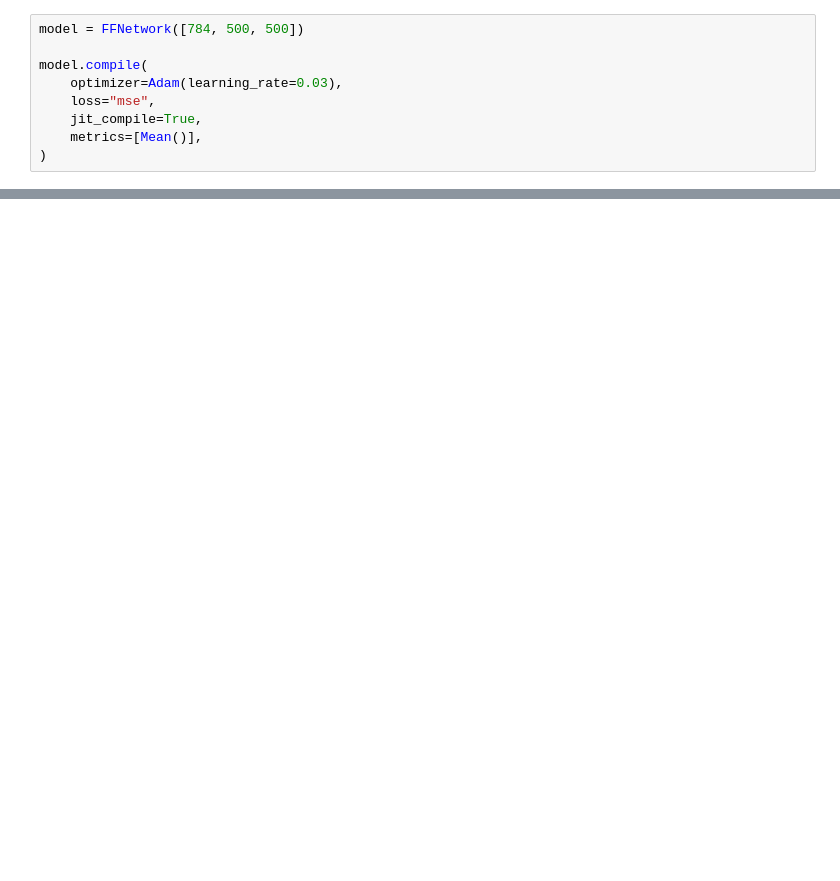
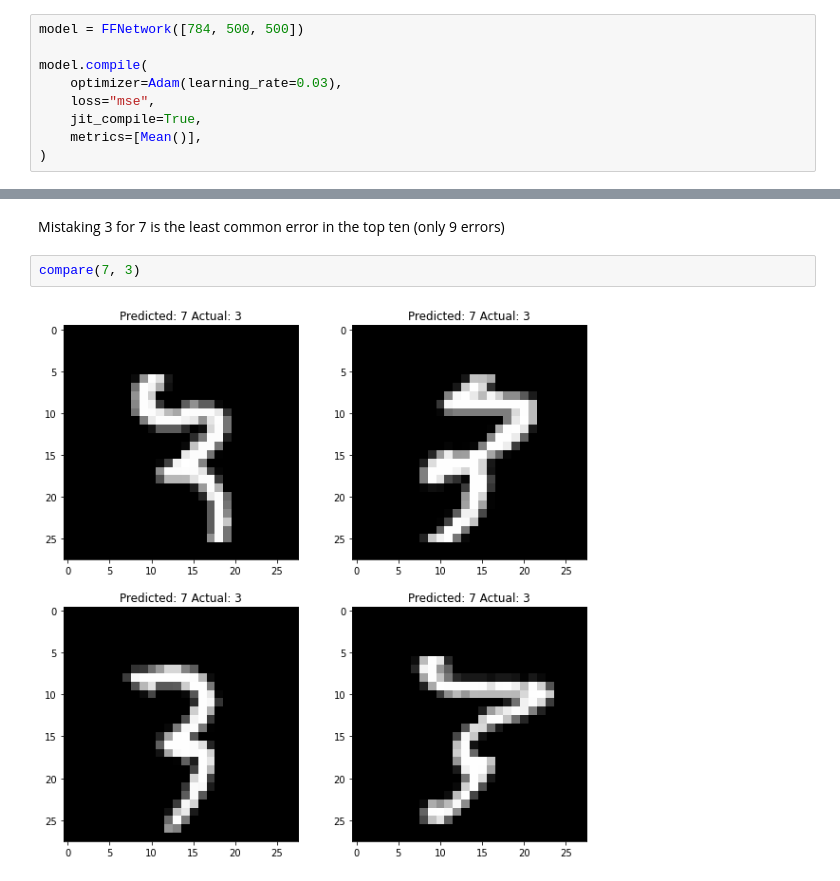
Before and after one commit to karencfisher/forward-forward, a Jupyter notebook: mnist.ipynb, the cells around one changed output, grey strips where cells are left out. Cells and saved outputs as stored; diff of their text form; blank space fills up the shorter version.

```diff
--- a/mnist.ipynb
+++ b/mnist.ipynb
@@ -108,0 +196,6 @@ plt.show()
+# %% [markdown]
+Mistaking 3 for 7 is the least common error in the top ten (only 9 errors)
+# %%
+compare(7, 3)
+# %% [output]
+[figure, added]
```
Also changed, not shown: parts of 20 cells of this notebook.
